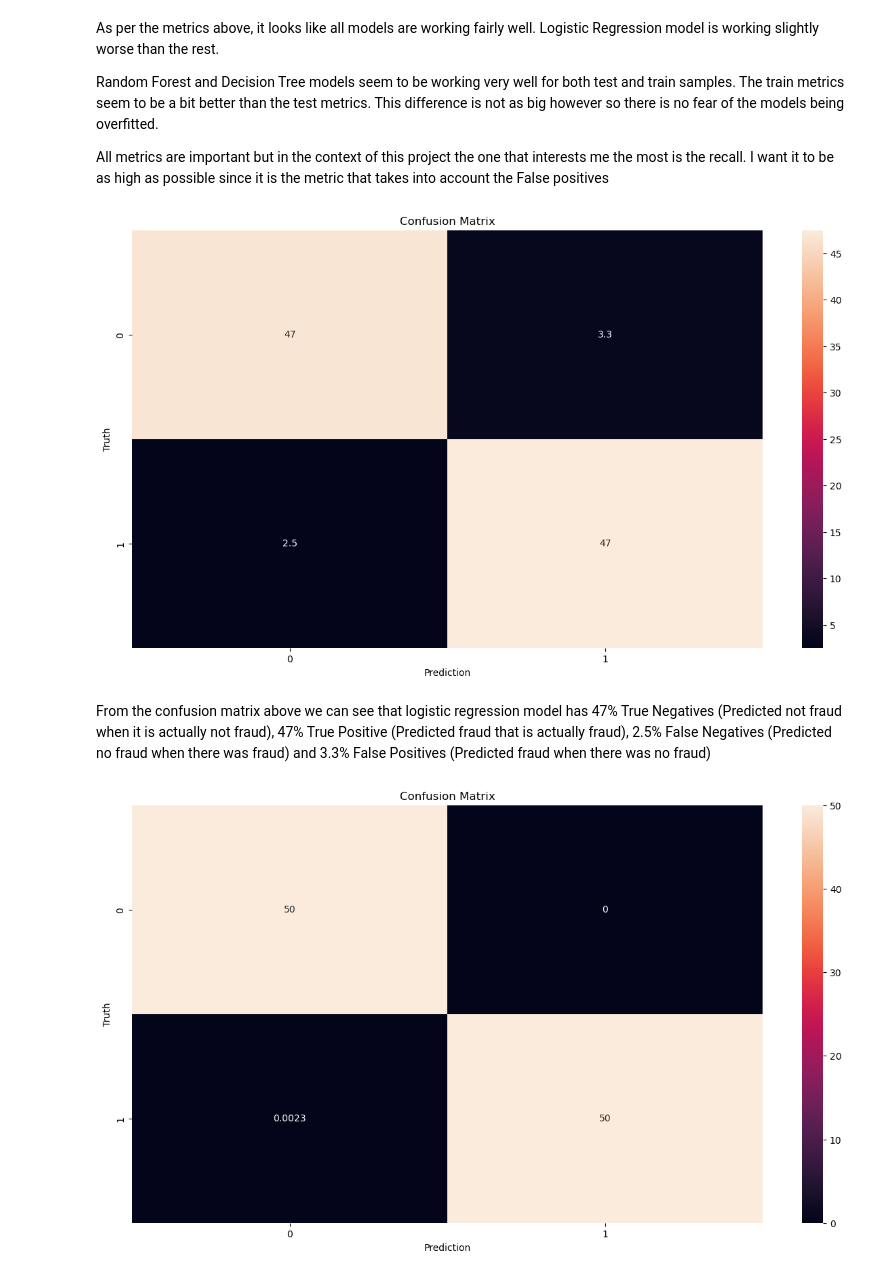
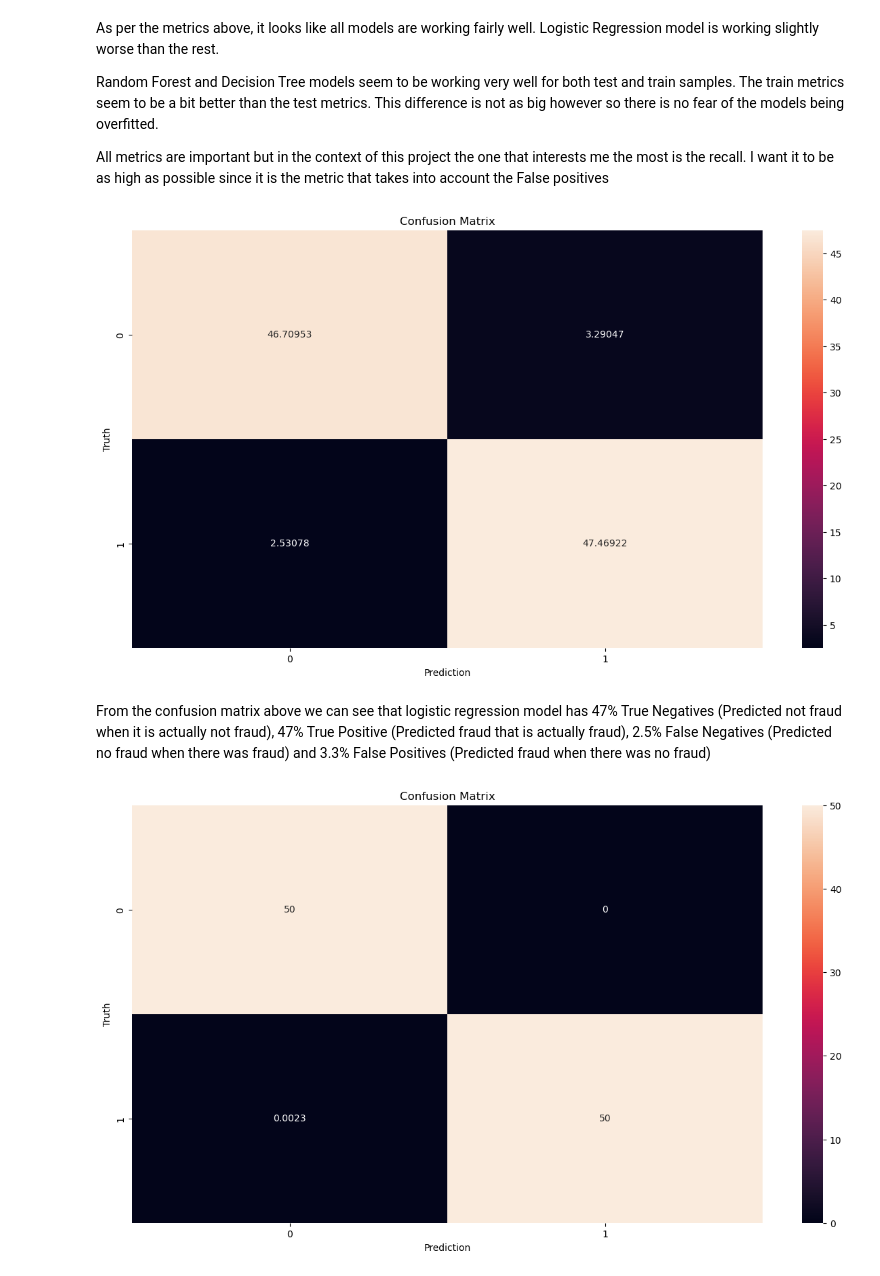
Before and after one commit to Ankourii/Fraud_prediction, a Jupyter notebook: notebooks/model.ipynb, the cells around one changed output. Drawn from its saved outputs; the diff is of its cells as text; code cells hidden in the pictures.

```diff
--- a/notebooks/model.ipynb
+++ b/notebooks/model.ipynb
@@ -165,21 +163,28 @@ As per the metrics above, it looks like all models are working fairly well. Logi
 Random Forest and Decision Tree models seem to be working very well for both test and train samples. The train metrics seem to be a bit better than the test metrics. This difference is not as big however so there is no fear of the models being overfitted.
 
 All metrics are important but in the context of this project the one that interests me the most is the recall. I want it to be as high as possible since it is the metric that takes into account the False positives
-# %%
-#confusion matrix for logistic regression
-plt.figure(figsize=(15, 8))
-
-ax=sns.heatmap(cm(y_test, y_test_pred_lr)/cm(y_test, y_test_pred_lr).sum() * 100,
-               annot=True)
-
-plt.title('Confusion Matrix')
-plt.ylabel('Truth')
-plt.xlabel('Prediction')
-plt.show();
-# %% [output]
-[figure, removed]
-# %% [markdown]
-From the confusion matrix above we can see that logistic regression model has 47% True Negatives (Predicted not fraud when it is actually not fraud),  47% True Positive (Predicted fraud that is actually fraud), 2.5% False Negatives (Predicted no fraud when there was fraud) and 3.3% False Positives (Predicted fraud when there was no fraud)
+# %%
+#confusion matrix for Logistic Regression
+plt.figure(figsize=(15, 8))
+
+conf_matrix = cm(y_test, y_test_pred_lr)
+
+# Added 5 decimal places so I can compare to the tuned model later
+percentage_matrix = conf_matrix / conf_matrix.sum() * 100
+percentage_matrix_formatted = ["{:.5f}".format(value) for value in percentage_matrix.flatten()]
+
+percentage_matrix_formatted = np.array(percentage_matrix_formatted).reshape(percentage_matrix.shape)
+
+ax = sns.heatmap(percentage_matrix, annot=percentage_matrix_formatted, fmt='')
+
+plt.title('Confusion Matrix')
+plt.ylabel('Truth')
+plt.xlabel('Prediction')
+plt.show()
+# %% [output]
+[figure, added]
+# %% [markdown]
+From the confusion matrix above we can see that logistic regression model has 47% True Negatives (Predicted not fraud when it is actually not fraud),  47% True Positive (Predicted fraud that is actually fraud), 2.5% False Negatives (Predicted no fraud when there was fraud) and 3.3% False Positives (Predicted fraud when there was no fraud)
 # %%
 #confusion matrix for random forest
 plt.figure(figsize=(15, 8))
```
Also changed, not shown: parts of 30 cells of this notebook, 4 other files.
